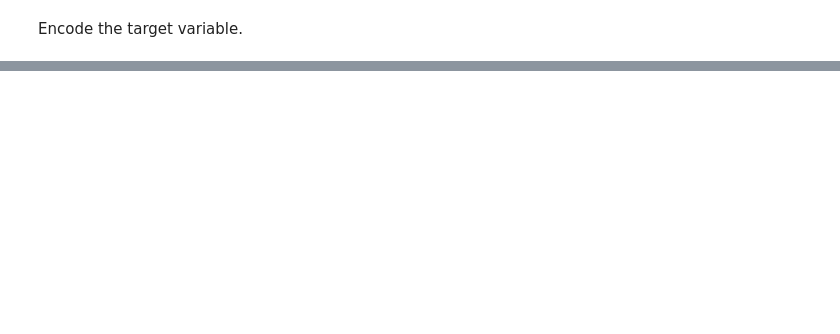
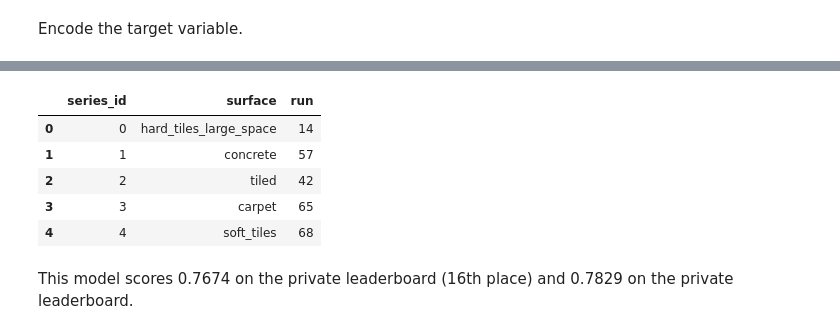
Before and after one commit to AidanCooper/data-science-competitions, a Jupyter notebook: CareerCon2019/CareerCon2019.ipynb, the cells around one changed output, grey strips where cells are left out. Drawn from its saved outputs; the diff is of its cells as text; code cells hidden in the pictures; blank space fills up the shorter version.

```diff
--- a/CareerCon2019/CareerCon2019.ipynb
+++ b/CareerCon2019/CareerCon2019.ipynb
@@ -361,0 +342,8 @@ Surface:         fine_concrete
+# %%
+runs_train_start_and_end = np.array([[run[0], run[-1]] for run in runs_train])
+runs_test_start_and_end = np.array([[run[0], run[-1]] for run in runs_test])
+# %%
+runs_train_left_edges = runs_train_start_and_end[:, 0]
+runs_train_right_edges = runs_train_start_and_end[:, 1]
+runs_test_left_edges = runs_test_start_and_end[:, 0]
+runs_test_right_edges = runs_test_start_and_end[:, 1]
@@ -361,0 +380,4 @@ Surface:         fine_concrete
+# %%
+unlinked_a, links_a, unlinked_b, links_b = find_train_test_links(data_train, data_test, runs_train_left_edges,
+                                                                 runs_test_left_edges, runs_train_right_edges,
+                                                                 runs_test_right_edges)
@@ -434,0 +488,28 @@ y_predictions.iloc[:, :2].to_csv('predictions_using_runs.csv', index=False)
+# %%
+train_ends_a = np.array(links_a)[:, 0].astype(int)
+test_starts_a = np.array(links_a)[:, 1].astype(int)
+train_starts_b = np.array(links_b)[:, 1].astype(int)
+test_ends_b = np.array(links_b)[:, 0].astype(int)
+# %%
+test_train_preds = y_predictions.copy()
+
+for (train_a, test_a) in zip(train_ends_a, test_starts_a):
+    surface = y_train.loc[y_train['series_id'] == train_a, 'surface'].values[0]
+    for run in runs_test:
+        if test_a in run:
+            test_train_preds.loc[test_train_preds['series_id'].isin(run), 'surface'] = surface
+
+for (train_a, test_a) in zip(train_starts_b, test_ends_b):
+    surface = y_train.loc[y_train['series_id'] == train_a, 'surface'].values[0]
+    for run in runs_test:
+        if test_a in run:
+            test_train_preds.loc[test_train_preds['series_id'].isin(run), 'surface'] = surface
+
+test_train_preds.head()
+# %% [output]
+|  | series_id | surface | run |
+| 0 | 0 | hard_tiles_large_space | 14 |
+| 1 | 1 | concrete | 57 |
+| 2 | 2 | tiled | 42 |
+| 3 | 3 | carpet | 65 |
+| 4 | 4 | soft_tiles | 68 |
@@ -434,0 +518,2 @@ y_predictions.iloc[:, :2].to_csv('predictions_using_runs.csv', index=False)
+# %% [markdown]
+This model scores 0.7674 on the private leaderboard (16th place) and 0.7829 on the private leaderboard.
```
Also changed, not shown: parts of 26 cells of this notebook.
